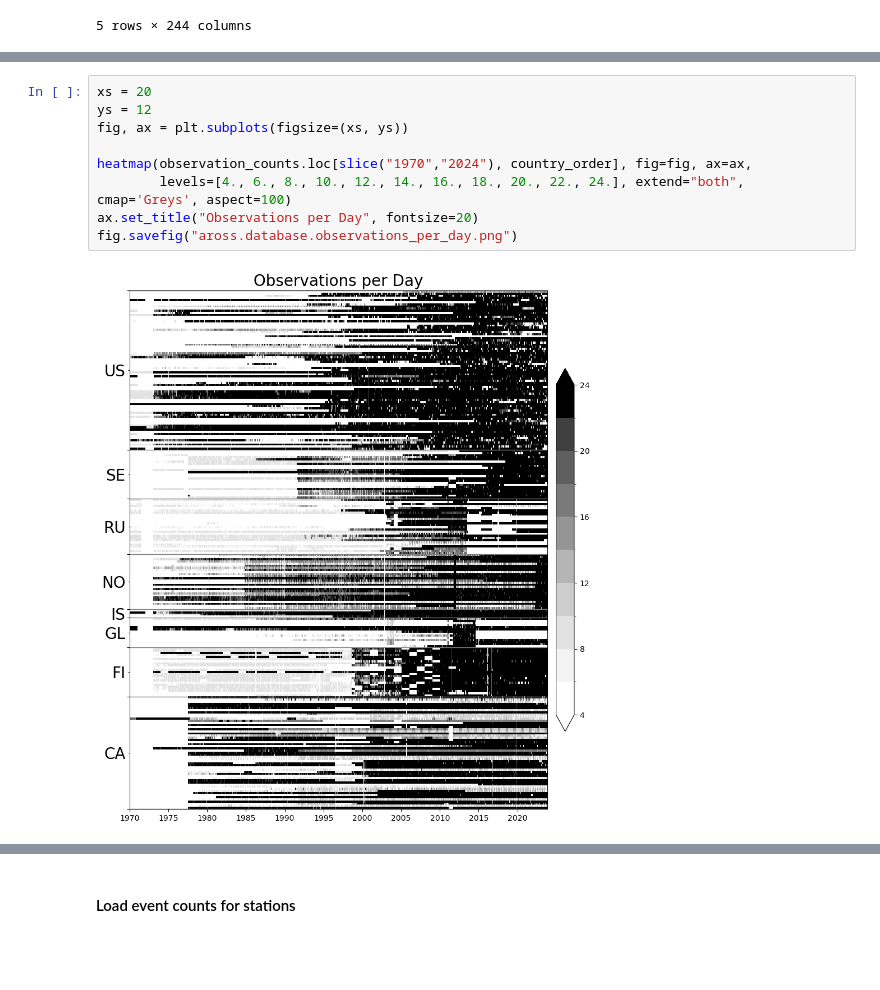
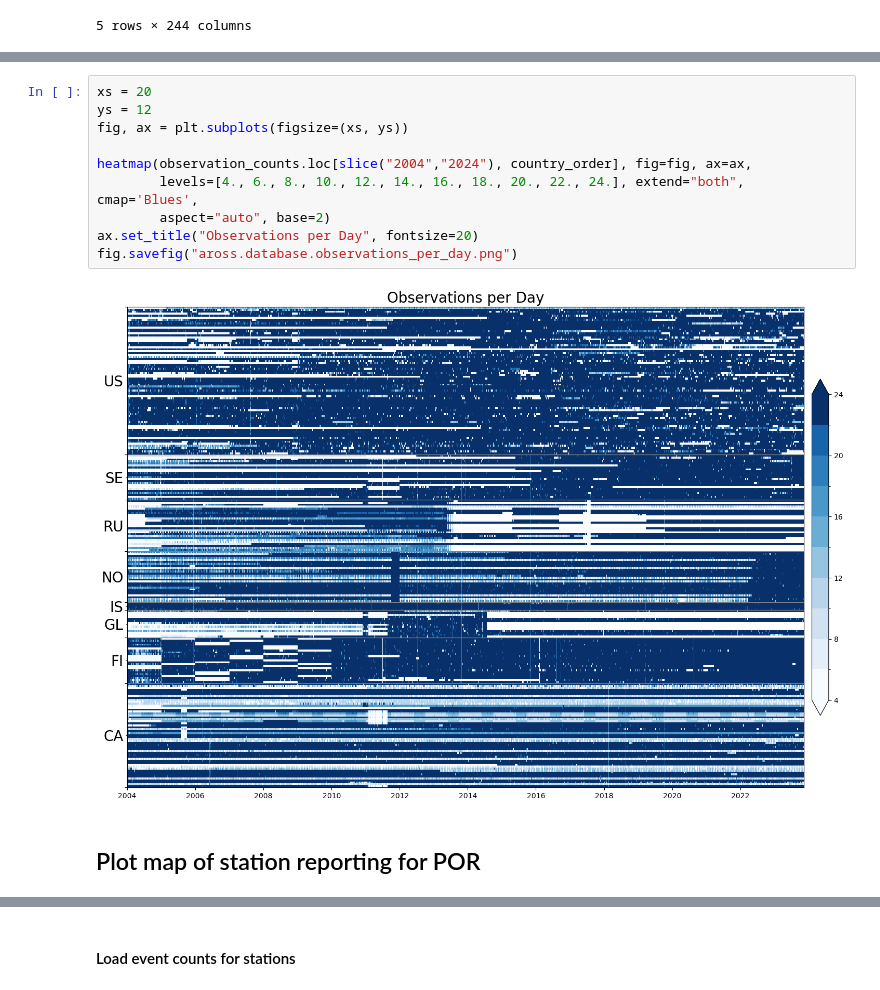
Before and after one commit to andypbarrett/rain_on_snow_database, a Jupyter notebook: notebooks/database_analysis.ipynb, the cells around one changed output, grey strips where cells are left out. Drawn from its saved outputs; the diff is of its cells as text; blank space fills up the shorter version.

```diff
--- a/notebooks/database_analysis.ipynb
+++ b/notebooks/database_analysis.ipynb
@@ -57,11 +100,14 @@ observation_counts.tail()
 # %%
 xs = 20
 ys = 12
 fig, ax = plt.subplots(figsize=(xs, ys))
 
-heatmap(observation_counts.loc[slice("1970","2024"), country_order], fig=fig, ax=ax,
-        levels=[4., 6., 8., 10., 12., 14., 16., 18., 20., 22., 24.], extend="both", cmap='Greys', aspect=100)
+heatmap(observation_counts.loc[slice("2004","2024"), country_order], fig=fig, ax=ax,
+        levels=[4., 6., 8., 10., 12., 14., 16., 18., 20., 22., 24.], extend="both", cmap='Blues',
+        aspect="auto", base=2)
 ax.set_title("Observations per Day", fontsize=20)
 fig.savefig("aross.database.observations_per_day.png")
 # %% [output]
-[figure, old version]
+[figure, new version]
+# %% [markdown]
+## Plot map of station reporting for POR
```
Also changed, not shown: parts of 13 cells of this notebook.
